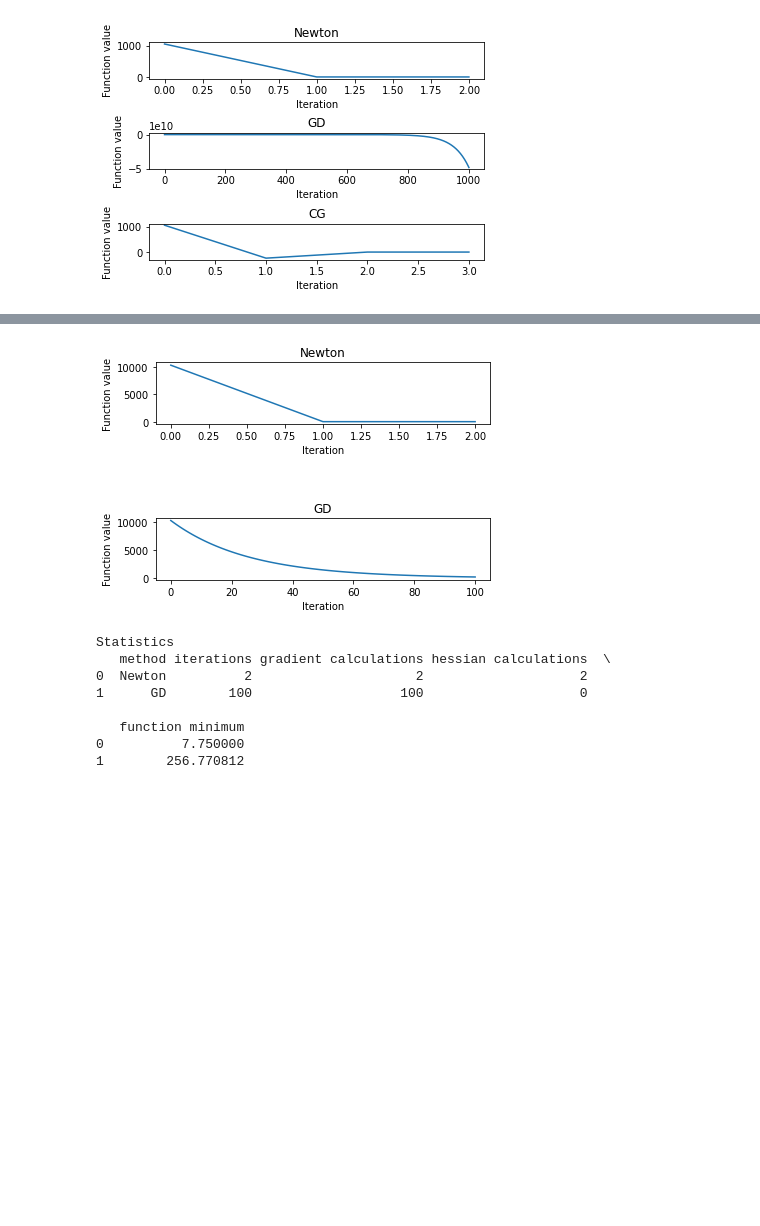
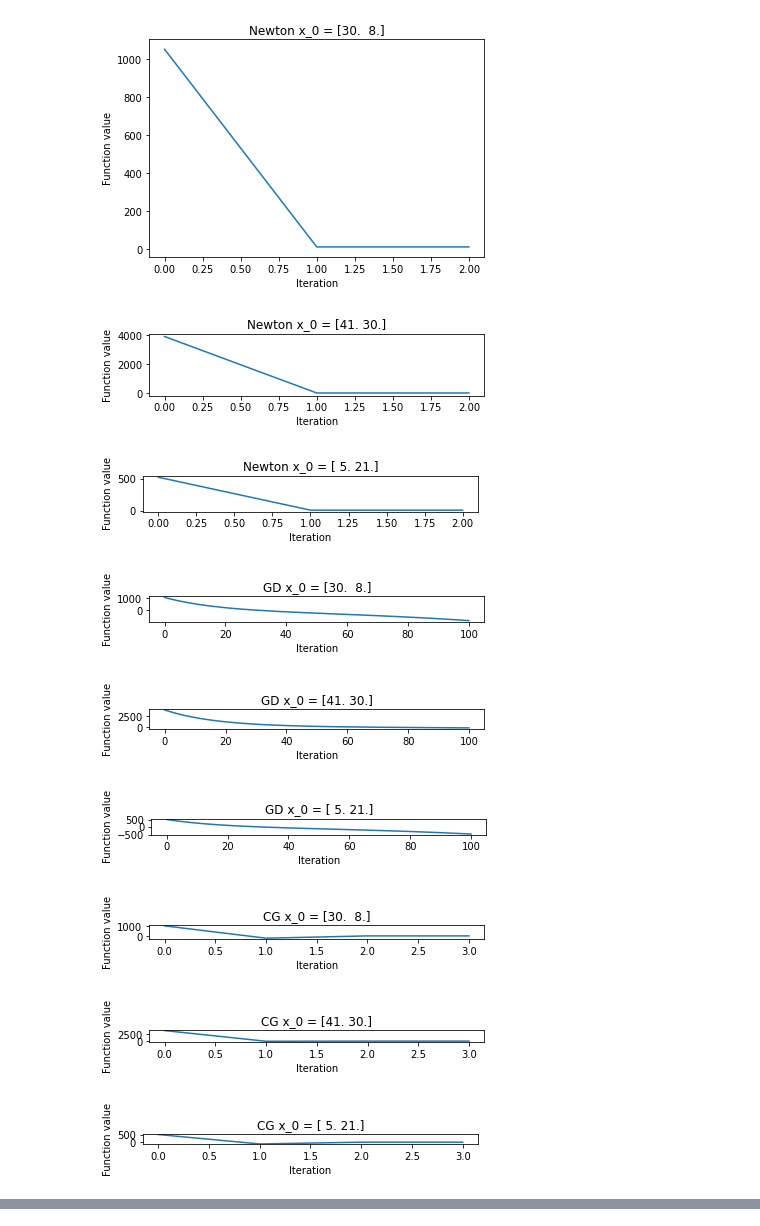
Before and after one commit to Drucetination/optimization-algorithms-comparison, a Jupyter notebook: demonstration.ipynb, the cells around one changed output, grey strips where cells are left out. Saved outputs shown, nothing was run; the diff lists cells and outputs as text; code cells hidden in the pictures; blank space fills up the shorter version.

Commit message:
3d visualization of optimization process from different starting points

```diff
--- a/demonstration.ipynb
+++ b/demonstration.ipynb
@@ -7,7 +7,9 @@ A2 = np.array([[2.]])
 B2 = np.array([[3.]])
 C2 = np.array([[1.]])
 
-x0_2d = np.array([[30.], [8.]])
+x0_2d_1 = np.array([[30.], [8.]])
+x0_2d_2 = np.array([[41.], [30.]])
+x0_2d_3 = np.array([[5.], [21.]])
 A = np.array([[1.0, 2.0], [2.0, 1.0]])
 B = np.array([[2.0], [3.0]])
 C = 5.
@@ -22,7 +24,15 @@ method_3 = oac.CG()
 stopper = oac.FunctionalCriterion(func_2d)
 stopper_arg = oac.ArgumentalCriterion
 # %%
-oac.compare([method_1, method_2, method_3], func_2d, x0_2d, 1e-4, stopper, 1000)
+oac.compare([method_1, method_2, method_3], func_2d, [x0_2d_1, x0_2d_2, x0_2d_3], 1e-4, stopper, 100)
 # %% [output]
-[figure, old version]
+[figure, new version]
+[figure, added]
+[figure, added]
+[figure, added]
+[figure, added]
+[figure, added]
+[figure, added]
+[figure, added]
+[figure, added]
 Statistics
@@ -38,12 +55,0 @@ Statistics
-# %%
-oac.compare([method_1, method_2], func_1d, x0_1d, 1e-5, stopper_arg, 100)
-# %% [output]
-[figure, removed]
-Statistics
-   method iterations gradient calculations hessian calculations  \
-0  Newton          2                     2                    2
-1      GD        100                   100                    0
-
-   function minimum
-0          7.750000
-1        256.770812
```
Also changed, not shown: parts of 1 cell of this notebook, 2 other files.
